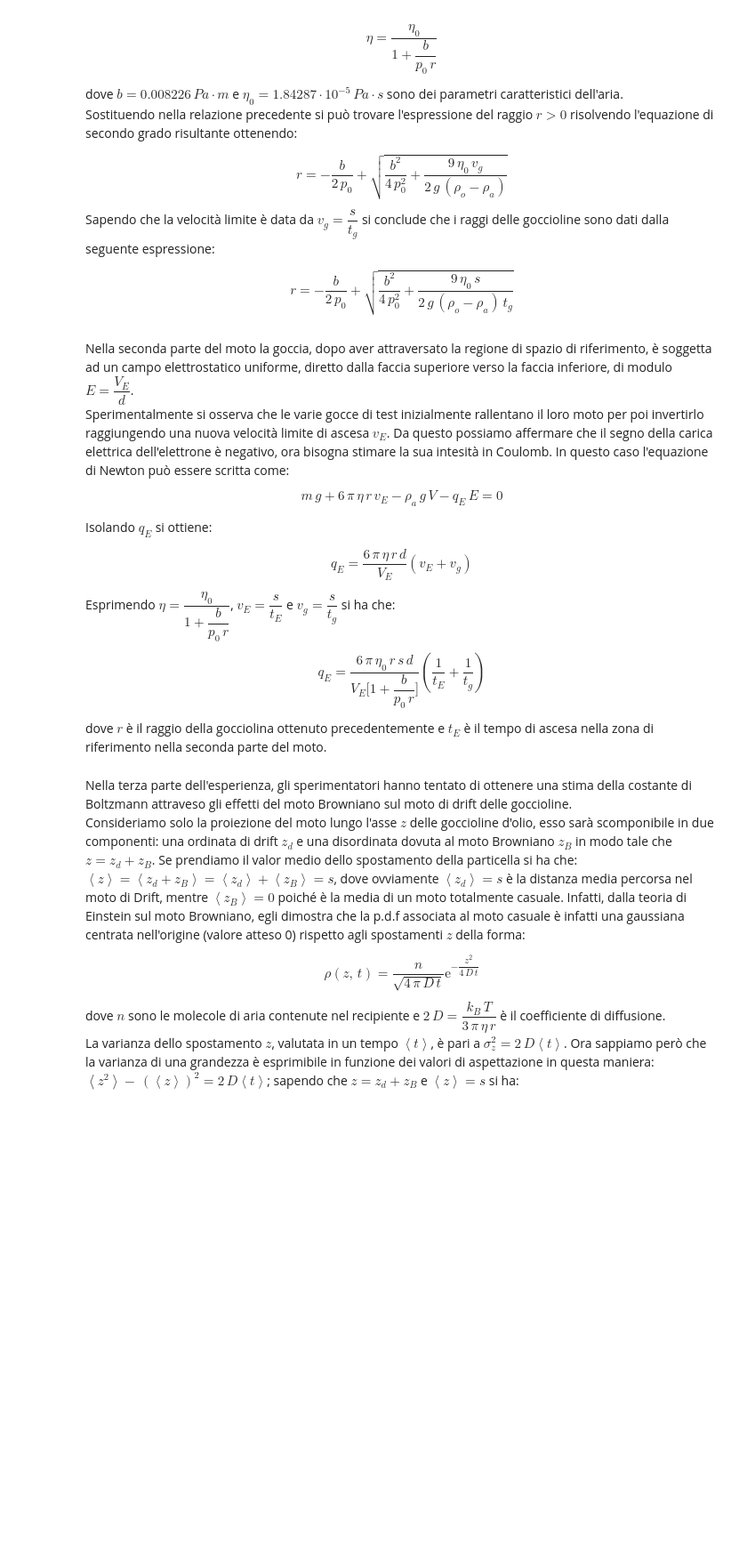
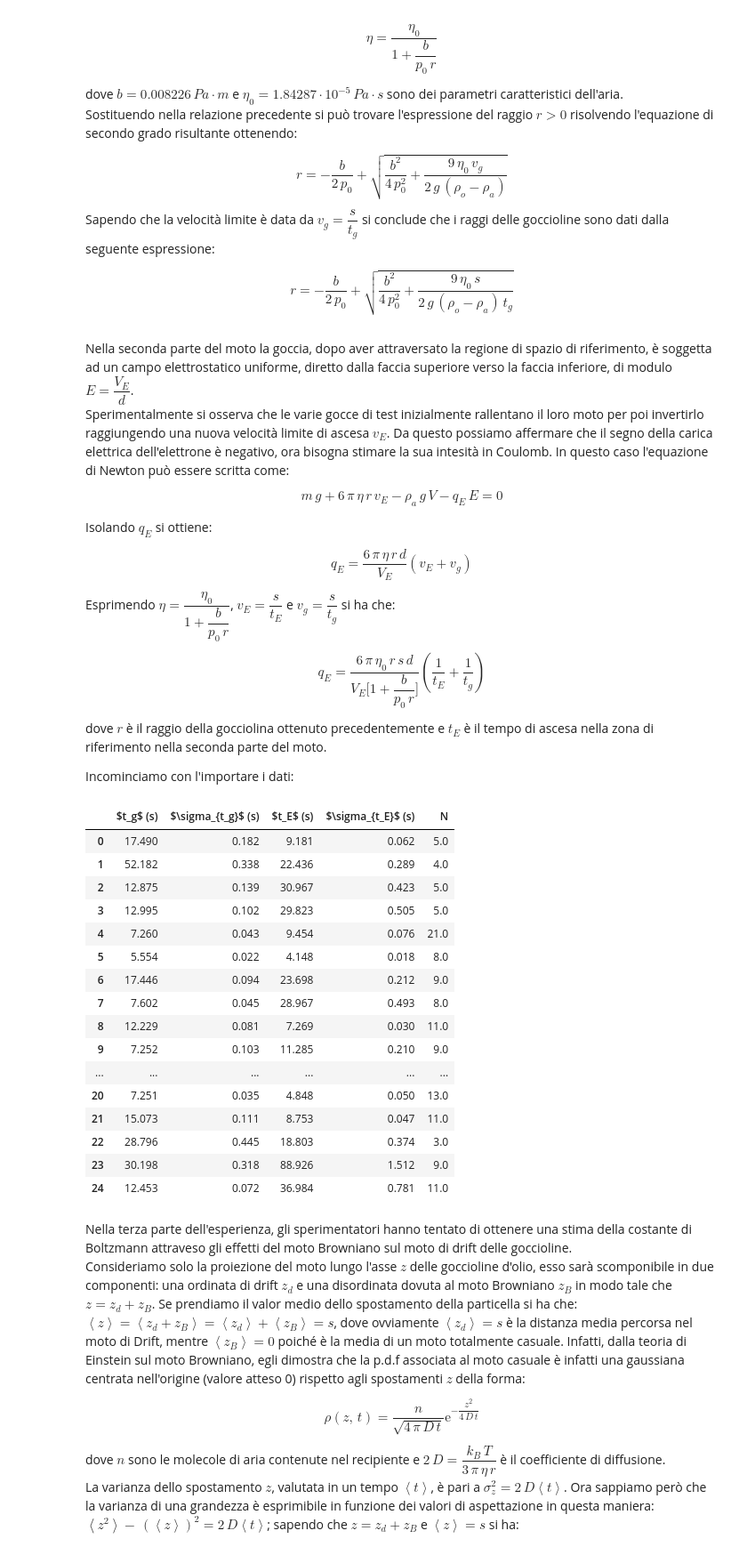
Before and after one commit to GianlorenzoDeFilippo6674/Progetto_Analisi_dati, a Jupyter notebook: Millikan.ipynb, the cells around one changed output. Shown at 89% size. Saved outputs shown, nothing was run; the diff lists cells and outputs as text; code cells hidden in the pictures; blank space fills up the shorter version.

```diff
--- a/Millikan.ipynb
+++ b/Millikan.ipynb
@@ -60,6 +60,35 @@ Esprimendo $\eta=\dfrac{\eta_0}{1+\dfrac{b}{p_0\,r}}$, $v_E=\dfrac{s}{t_E}$ e $v
 $$q_E=\dfrac{6\,\pi\,\eta_0\,r\,s\,d}{V_E\bigg[1+\dfrac{b}{p_0\,r}\bigg]}\left(\dfrac{1}{t_E}+\dfrac{1}{t_g}\right)$$
 
 dove $r$ è il raggio della gocciolina ottenuto precedentemente e $t_E$ è il tempo di ascesa nella zona di riferimento nella seconda parte del moto.
+
+Incominciamo con l'importare i dati:
+# %%
+import numpy as np
+import pandas as pd
+fname = r'C:\Users\Gianlorenzo\OneDrive\AnalisiDati\Progetto Analisi Dati\Dati\Dati_Millikan.txt'
+data = np.loadtxt(fname, dtype=float, comments='#')
+dic={}
+dic['$t_g$ (s)'],dic['$\sigma_{t_g}$ (s)'],dic['$t_E$ (s)'],dic['$\sigma_{t_E}$ (s)'],dic['N']=data[:,0],data[:,1],data[:,2],data[:,3],data[:,4]
+df=pd.DataFrame(dic)
+df
+# %% [output]
+|  | $t_g$ (s) | $\sigma_{t_g}$ (s) | $t_E$ (s) | $\sigma_{t_E}$ (s) | N |
+| 0 | 17.490 | 0.182 | 9.181 | 0.062 | 5.0 |
+| 1 | 52.182 | 0.338 | 22.436 | 0.289 | 4.0 |
+| 2 | 12.875 | 0.139 | 30.967 | 0.423 | 5.0 |
+| 3 | 12.995 | 0.102 | 29.823 | 0.505 | 5.0 |
+| 4 | 7.260 | 0.043 | 9.454 | 0.076 | 21.0 |
+| 5 | 5.554 | 0.022 | 4.148 | 0.018 | 8.0 |
+| 6 | 17.446 | 0.094 | 23.698 | 0.212 | 9.0 |
+| 7 | 7.602 | 0.045 | 28.967 | 0.493 | 8.0 |
+| 8 | 12.229 | 0.081 | 7.269 | 0.030 | 11.0 |
+| 9 | 7.252 | 0.103 | 11.285 | 0.210 | 9.0 |
+| ... | ... | ... | ... | ... | ... |
+| 20 | 7.251 | 0.035 | 4.848 | 0.050 | 13.0 |
+| 21 | 15.073 | 0.111 | 8.753 | 0.047 | 11.0 |
+| 22 | 28.796 | 0.445 | 18.803 | 0.374 | 3.0 |
+| 23 | 30.198 | 0.318 | 88.926 | 1.512 | 9.0 |
+| 24 | 12.453 | 0.072 | 36.984 | 0.781 | 11.0 |
 # %% [markdown]
 Nella terza parte dell'esperienza, gli sperimentatori hanno tentato di ottenere una stima della costante di Boltzmann attraveso gli effetti del moto Browniano sul moto di drift delle goccioline.\
 Consideriamo solo la proiezione del moto lungo l'asse $z$ delle goccioline d'olio, esso sarà scomponibile in due componenti: una ordinata di drift $z_d$ e una disordinata dovuta al moto Browniano $z_B$ in modo tale che $z=z_d+z_B$. Se prendiamo il valor medio dello spostamento della particella si ha che: $\left<z\right>=\left<z_d+z_B\right>=\left<z_d\right>+\left<z_B\right>=s$, dove ovviamente $\left<z_d\right>=s$ è la distanza media percorsa nel moto di Drift, mentre $\left<z_B\right>=0$ poiché è la media di un moto totalmente casuale. Infatti, dalla teoria di Einstein sul moto Browniano, egli dimostra che la p.d.f associata al moto casuale è infatti una gaussiana centrata nell'origine (valore atteso 0) rispetto agli spostamenti $z$ della forma:
```
Also changed, not shown: 1 other file.
